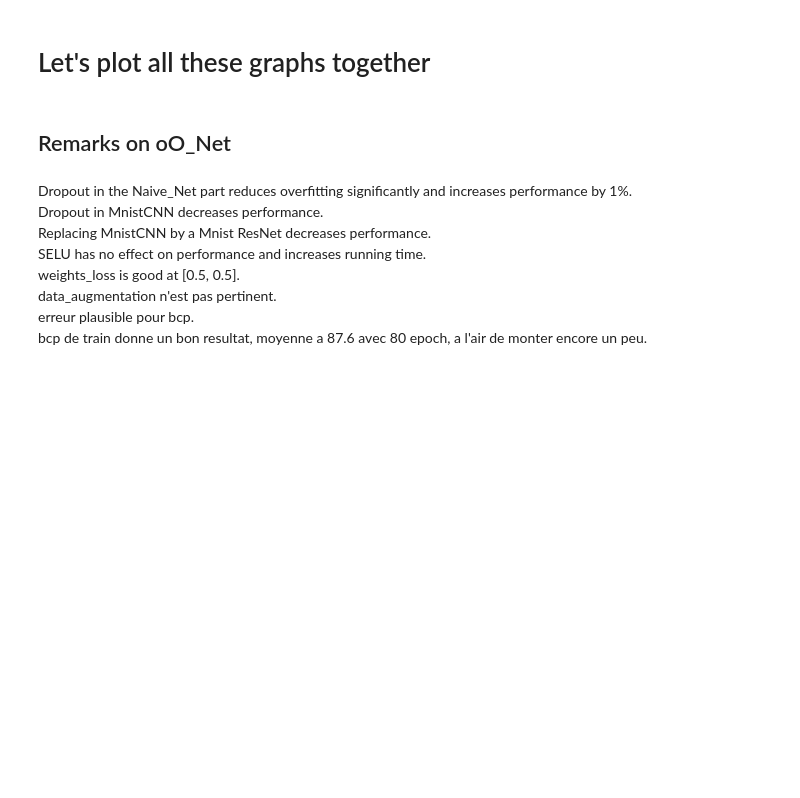
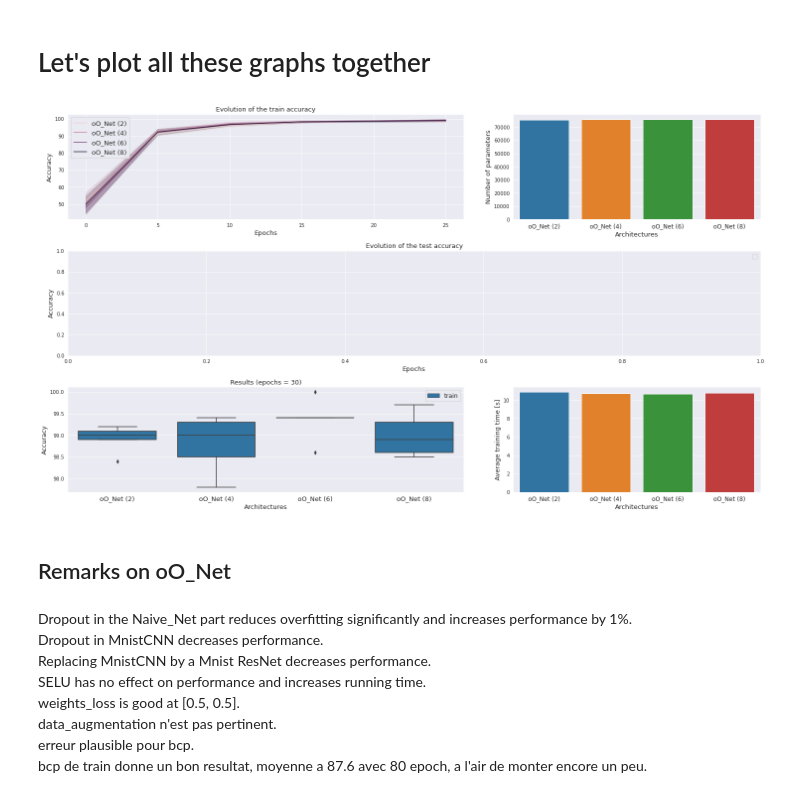
Before and after one commit to arnaudguibbert/Deep-learning-miniproject, a Jupyter notebook: Proj1/testers.ipynb, the cells around one changed output. Saved outputs shown, nothing was run; the diff lists cells and outputs as text; code cells hidden in the pictures; blank space fills up the shorter version.

```diff
--- a/Proj1/testers.ipynb
+++ b/Proj1/testers.ipynb
@@ -59,7 +107,9 @@ mytest.plot_time_comparison(fig,[1,1,1])
 # %% [markdown]
 # Let's plot all these graphs together
 # %%
-mytest.plot_full_comparison(test=False,save_folder="figures/")
+mytest.plot_full_comparison(test=True,save_folder="figures/")
+# %% [output]
+[figure, added]
 # %% [markdown]
 ## Remarks on oO_Net
 # %% [markdown]
```
Also changed, not shown: parts of 8 cells of this notebook, 7 other files.
